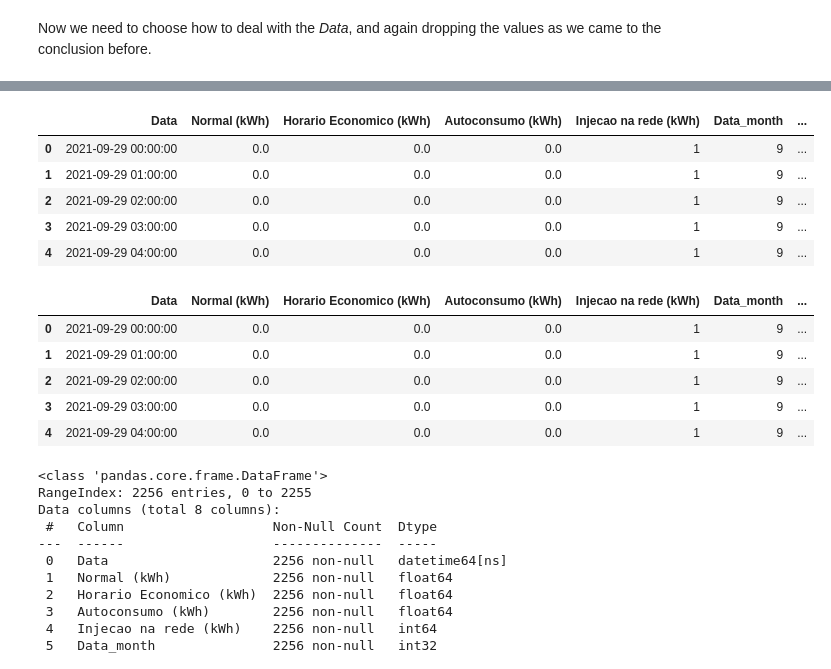
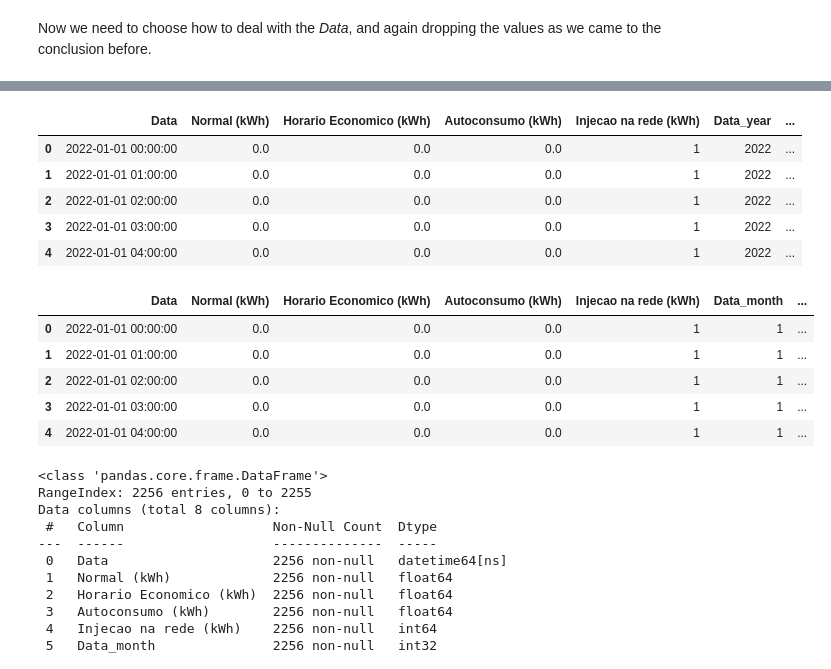
Before and after one commit to AN-DRE4/DadosAprendizagemAutomatica, a Jupyter notebook: CompKaggle.ipynb, the cells around one changed output, grey strips where cells are left out. Saved outputs shown, nothing was run; the diff lists cells and outputs as text; code cells hidden in the pictures.

```diff
--- a/CompKaggle.ipynb
+++ b/CompKaggle.ipynb
@@ -249,0 +402,3 @@ sns.heatmap(energy_1_copy.isnull(), yticklabels=False, cbar=False, cmap='viridis
+# %%
+energy_2_copy = energy_2.fillna(0)
+energy_2_copy.head()
@@ -431,0 +662,14 @@ energy_1_copy.head()
+# %%
+energy_2_copy['Hora'] = energy_2_copy['Hora'].apply(lambda x: str(x).zfill(2))
+
+energy_2_copy['Data'] = energy_2_copy['Data'] + ' ' + energy_2_copy['Hora'] + ':00:00'
+energy_2_copy['Data']
+
+energy_test_copy['Hora'] = energy_test_copy['Hora'].apply(lambda x: str(x).zfill(2))
+
+energy_test_copy['Data'] = energy_test_copy['Data'] + ' ' + energy_test_copy['Hora'] + ':00:00'
+energy_test_copy['Data']
+
+energy_2_copy.drop(['Hora'], axis=1, inplace=True)
+energy_test_copy.drop(['Hora'], axis=1, inplace=True)
+energy_2_copy.head()
@@ -840,6 +1250,8 @@ plt.show()
 We will also choose the factorize technique to keep going.
 # %%
 energy_1_copy['Injecao na rede (kWh)'] = pd.factorize(energy_1_copy['Injecao na rede (kWh)'])[0] + 1
+energy_2_copy['Injecao na rede (kWh)'] = pd.factorize(energy_2_copy['Injecao na rede (kWh)'])[0] + 1
+energy_test_copy['Injecao na rede (kWh)'] = pd.factorize(energy_test_copy['Injecao na rede (kWh)'])[0] + 1
 energy_1_copy.head()
 # %% [output]
 |  | Data | Normal (kWh) | Horario Economico (kWh) | Autoconsumo (kWh) | Injecao na rede (kWh) |
@@ -1030,7 +1380,7 @@ energy_1_copy_dt2.head()
 # %% [markdown]
 Now we need to choose how to deal with the <em>Data</em>, and again dropping the values as we came to the conclusion before.
 # %%
-energy_1_copy['Data'] = pd.to_datetime(energy_1_copy['Data'], format='%Y-%m-%d %H:%M:%S', errors='coerce')
+energy_1_copy['Data'] = pd.to_datetime(energy_2_copy['Data'], format='%Y-%m-%d %H:%M:%S', errors='coerce')
 assert energy_1_copy['Data'].isnull().sum()==0, 'missing record date'
 energy_1_copy['Data'].head()
 # %% [output]
@@ -1043,19 +1415,19 @@ Name: Data, dtype: datetime64[ns]
 # %%
-energy_1_copy['Data_year'] = energy_1_copy_dt['Data'].dt.year
-energy_1_copy['Data_month'] = energy_1_copy_dt['Data'].dt.month
-energy_1_copy['Data_day'] = energy_1_copy_dt['Data'].dt.day
-energy_1_copy['Data_hour'] = energy_1_copy_dt['Data'].dt.hour
-energy_1_copy['Data_minute'] = energy_1_copy_dt['Data'].dt.minute
-energy_1_copy['Data_second'] = energy_1_copy_dt['Data'].dt.second
+energy_1_copy['Data_year'] = energy_1_copy['Data'].dt.year
+energy_1_copy['Data_month'] = energy_1_copy['Data'].dt.month
+energy_1_copy['Data_day'] = energy_1_copy['Data'].dt.day
+energy_1_copy['Data_hour'] = energy_1_copy['Data'].dt.hour
+energy_1_copy['Data_minute'] = energy_1_copy['Data'].dt.minute
+energy_1_copy['Data_second'] = energy_1_copy['Data'].dt.second
 
 energy_1_copy.head()
 # %% [output]
-|  | Data | Normal (kWh) | Horario Economico (kWh) | Autoconsumo (kWh) | Injecao na rede (kWh) | Data_month | ... |
-| 0 | 2021-09-29 00:00:00 | 0.0 | 0.0 | 0.0 | 1 | 9 | ... |
-| 1 | 2021-09-29 01:00:00 | 0.0 | 0.0 | 0.0 | 1 | 9 | ... |
-| 2 | 2021-09-29 02:00:00 | 0.0 | 0.0 | 0.0 | 1 | 9 | ... |
-| 3 | 2021-09-29 03:00:00 | 0.0 | 0.0 | 0.0 | 1 | 9 | ... |
-| 4 | 2021-09-29 04:00:00 | 0.0 | 0.0 | 0.0 | 1 | 9 | ... |
+|  | Data | Normal (kWh) | Horario Economico (kWh) | Autoconsumo (kWh) | Injecao na rede (kWh) | Data_year | ... |
+| 0 | 2022-01-01 00:00:00 | 0.0 | 0.0 | 0.0 | 1 | 2022 | ... |
+| 1 | 2022-01-01 01:00:00 | 0.0 | 0.0 | 0.0 | 1 | 2022 | ... |
+| 2 | 2022-01-01 02:00:00 | 0.0 | 0.0 | 0.0 | 1 | 2022 | ... |
+| 3 | 2022-01-01 03:00:00 | 0.0 | 0.0 | 0.0 | 1 | 2022 | ... |
+| 4 | 2022-01-01 04:00:00 | 0.0 | 0.0 | 0.0 | 1 | 2022 | ... |
 # %%
 energy_1_copy.drop('Data_year', axis=1, inplace=True)
 energy_1_copy.drop('Data_minute', axis=1, inplace=True)
@@ -1064,11 +1436,11 @@ energy_1_copy.dropna(inplace=True)
 energy_1_copy.head()
 # %% [output]
 |  | Data | Normal (kWh) | Horario Economico (kWh) | Autoconsumo (kWh) | Injecao na rede (kWh) | Data_month | ... |
-| 0 | 2021-09-29 00:00:00 | 0.0 | 0.0 | 0.0 | 1 | 9 | ... |
-| 1 | 2021-09-29 01:00:00 | 0.0 | 0.0 | 0.0 | 1 | 9 | ... |
-| 2 | 2021-09-29 02:00:00 | 0.0 | 0.0 | 0.0 | 1 | 9 | ... |
-| 3 | 2021-09-29 03:00:00 | 0.0 | 0.0 | 0.0 | 1 | 9 | ... |
-| 4 | 2021-09-29 04:00:00 | 0.0 | 0.0 | 0.0 | 1 | 9 | ... |
+| 0 | 2022-01-01 00:00:00 | 0.0 | 0.0 | 0.0 | 1 | 1 | ... |
+| 1 | 2022-01-01 01:00:00 | 0.0 | 0.0 | 0.0 | 1 | 1 | ... |
+| 2 | 2022-01-01 02:00:00 | 0.0 | 0.0 | 0.0 | 1 | 1 | ... |
+| 3 | 2022-01-01 03:00:00 | 0.0 | 0.0 | 0.0 | 1 | 1 | ... |
+| 4 | 2022-01-01 04:00:00 | 0.0 | 0.0 | 0.0 | 1 | 1 | ... |
 # %%
 energy_1_copy.info()
 # %% [output]
```
Also changed, not shown: parts of 103 cells of this notebook, 3 other files.
